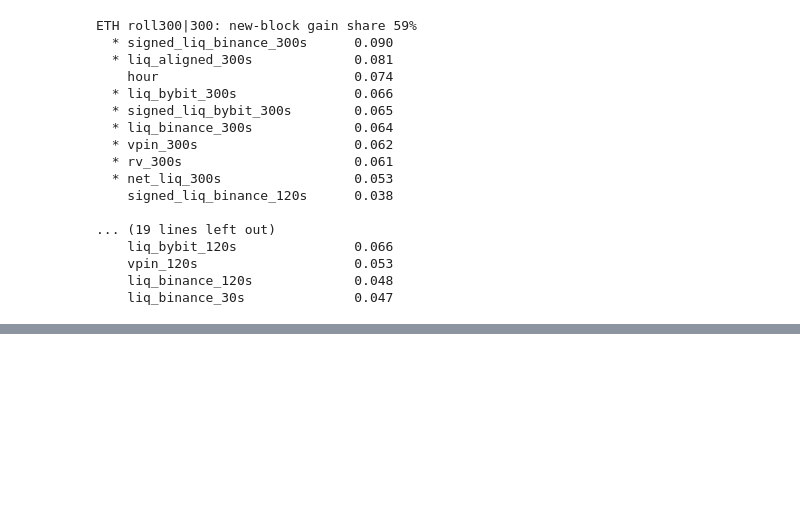
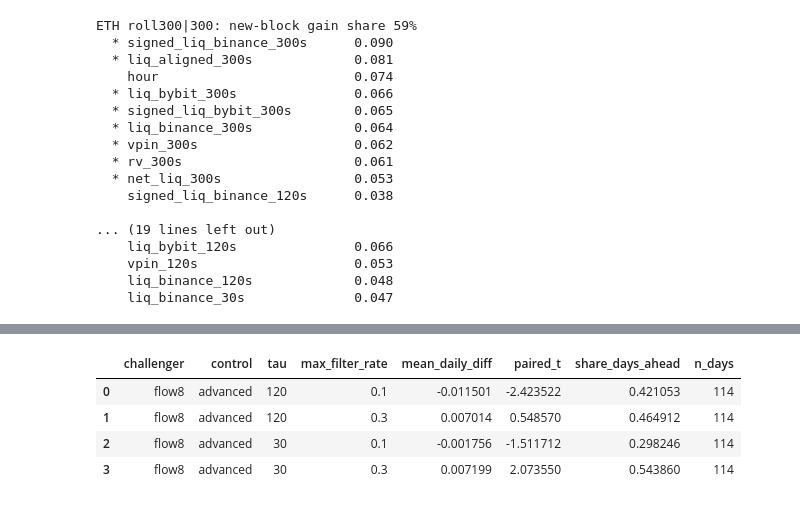
Before and after one commit to quickmathsometree/hft-liquidations-2026, a Jupyter notebook: p34_prod/backtest.ipynb, the cells around one changed output, grey strips where cells are left out. Drawn from its saved outputs; the diff is of its cells as text; code cells hidden in the pictures; blank space fills up the shorter version.

```diff
--- a/p34_prod/backtest.ipynb
+++ b/p34_prod/backtest.ipynb
@@ -773,0 +800,12 @@ ETH roll300|300: new-block gain share 59%
+# %%
+# Paired daily t-test, flow8 vs the advanced control (114 common OOS days).
+util.pilot_paired_daily_table(
+    PILOT8_OOS, PILOT8_OOS_META,
+    pairs=[("flow8", "advanced", 120), ("flow8", "advanced", 30)],
+)
+# %% [output]
+|  | challenger | control | tau | max_filter_rate | mean_daily_diff | paired_t | share_days_ahead | n_days |
+| 0 | flow8 | advanced | 120 | 0.1 | -0.011501 | -2.423522 | 0.421053 | 114 |
+| 1 | flow8 | advanced | 120 | 0.3 | 0.007014 | 0.548570 | 0.464912 | 114 |
+| 2 | flow8 | advanced | 30 | 0.1 | -0.001756 | -1.511712 | 0.298246 | 114 |
+| 3 | flow8 | advanced | 30 | 0.3 | 0.007199 | 2.073550 | 0.543860 | 114 |
```
Also changed, not shown: parts of 23 cells of this notebook, 18 other files.
